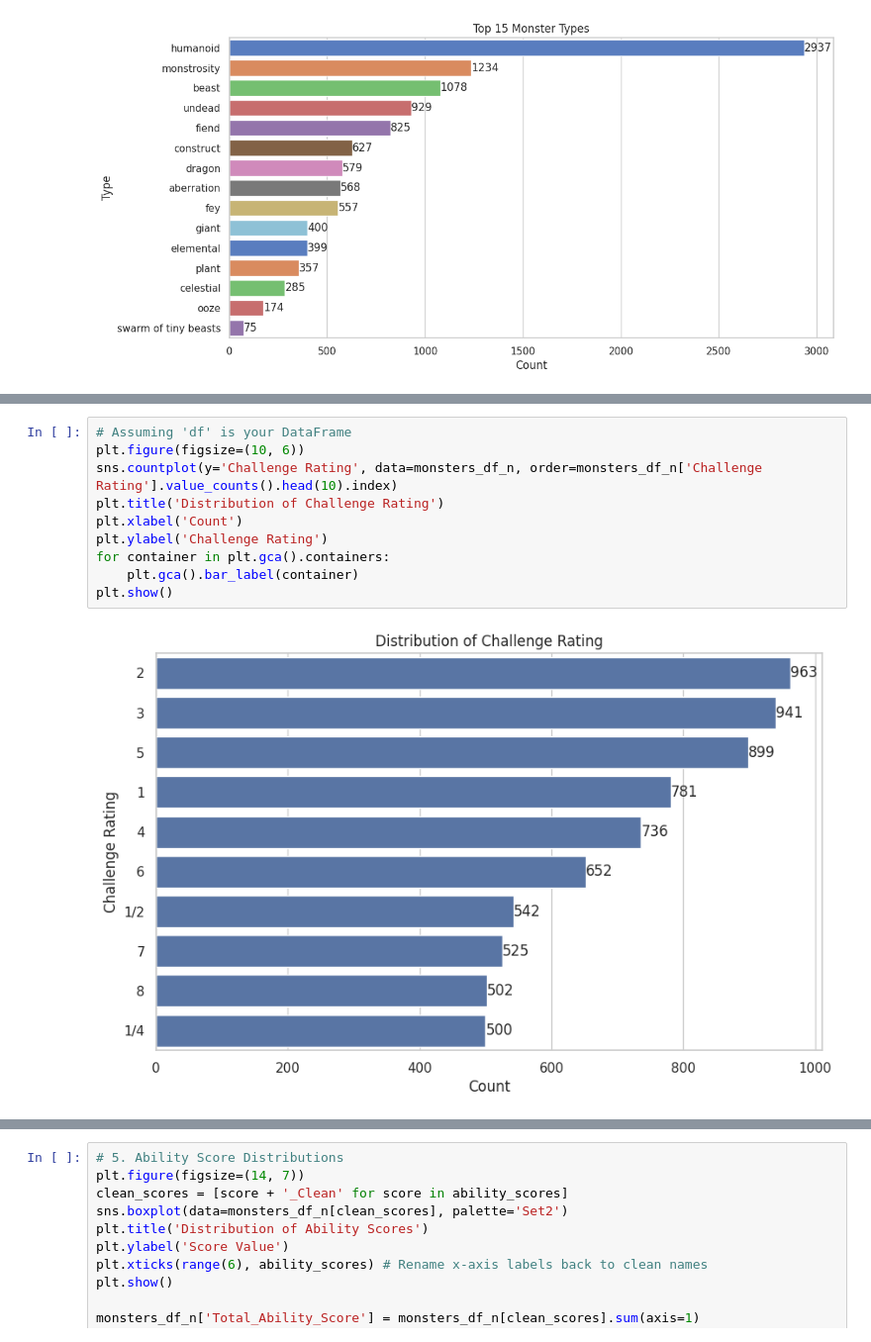
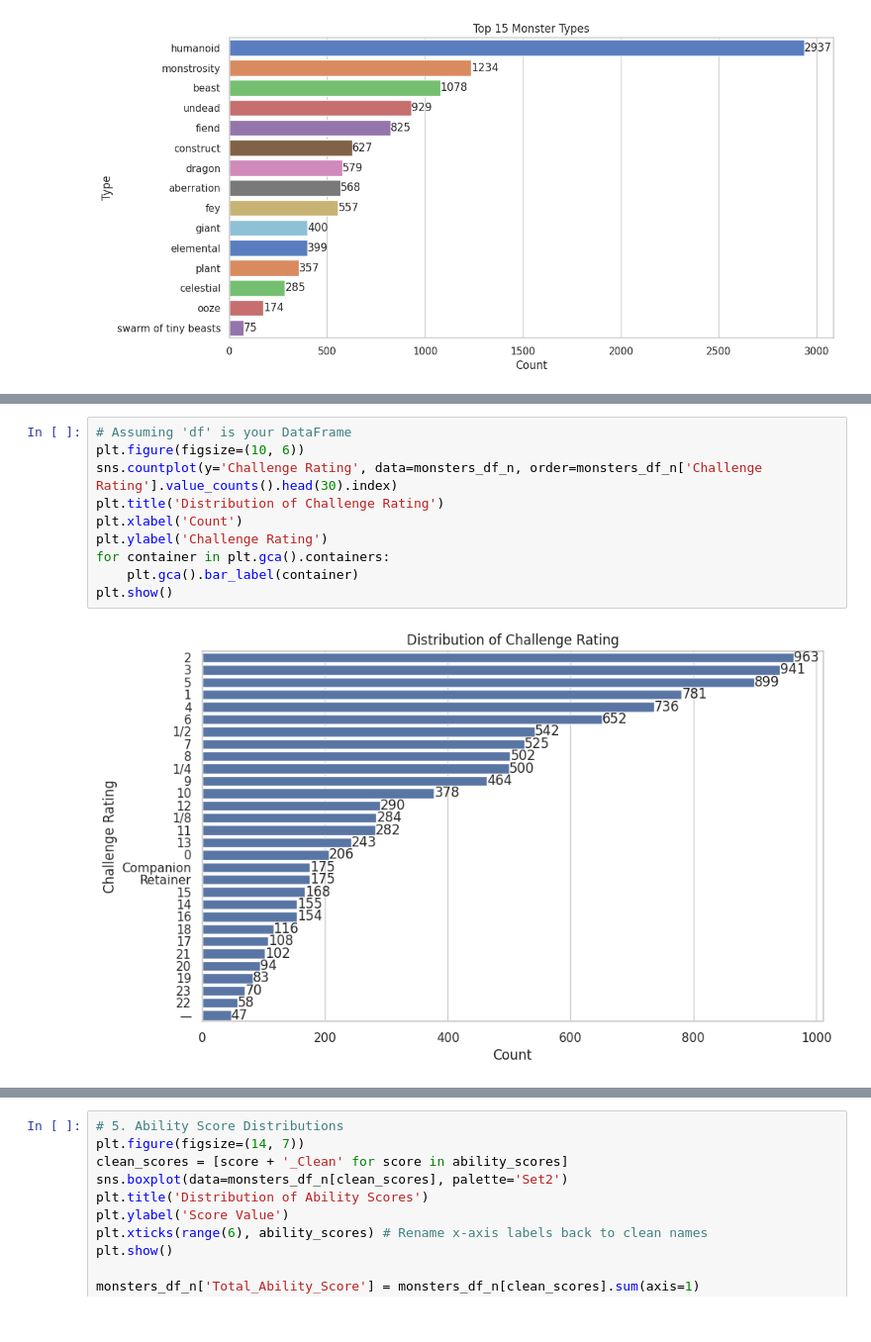
Before and after one commit to baakhoff/research, a Jupyter notebook: notebooks/dnd_research.ipynb, the cells around one changed output, grey strips where cells are left out. Shown at 99% size. Cells and saved outputs as stored; diff of their text form.

Commit message:
feat: A lot of small changes baced on dices and maximum and minimum values. Research finished

```diff
--- a/notebooks/dnd_research.ipynb
+++ b/notebooks/dnd_research.ipynb
@@ -302,12 +330,12 @@ Passing `palette` without assigning `hue` is deprecated and will be removed in v
 # %%
 # Assuming 'df' is your DataFrame
 plt.figure(figsize=(10, 6))
-sns.countplot(y='Challenge Rating', data=monsters_df_n, order=monsters_df_n['Challenge Rating'].value_counts().head(10).index)
+sns.countplot(y='Challenge Rating', data=monsters_df_n, order=monsters_df_n['Challenge Rating'].value_counts().head(30).index)
 plt.title('Distribution of Challenge Rating')
 plt.xlabel('Count')
 plt.ylabel('Challenge Rating')
 for container in plt.gca().containers:
     plt.gca().bar_label(container)
 plt.show()
 # %% [output]
-[figure, old version]
+[figure, new version]
```
Also changed, not shown: parts of 31 cells of this notebook.
